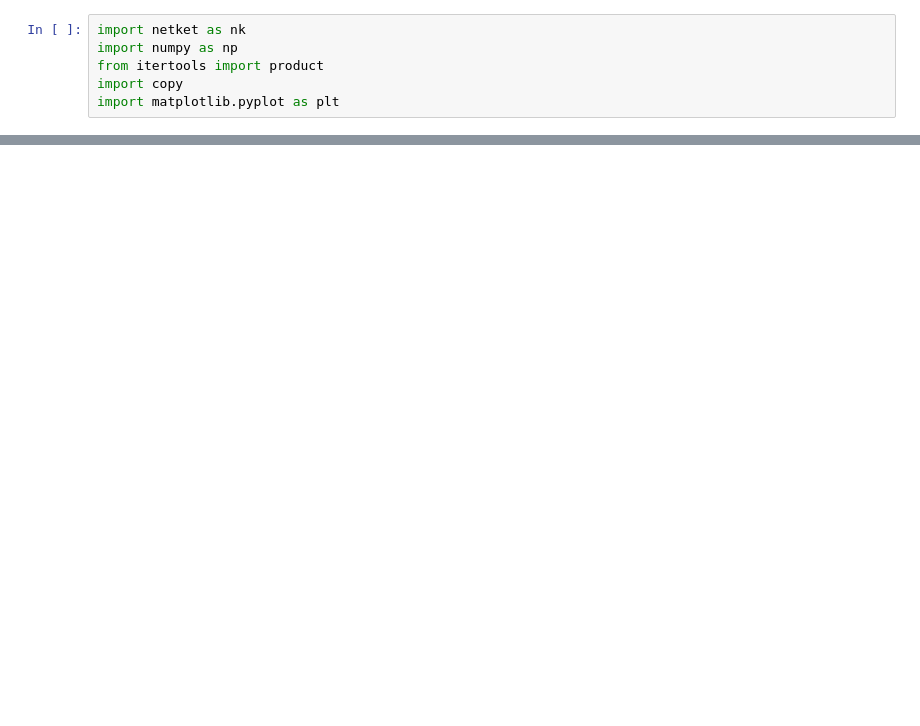
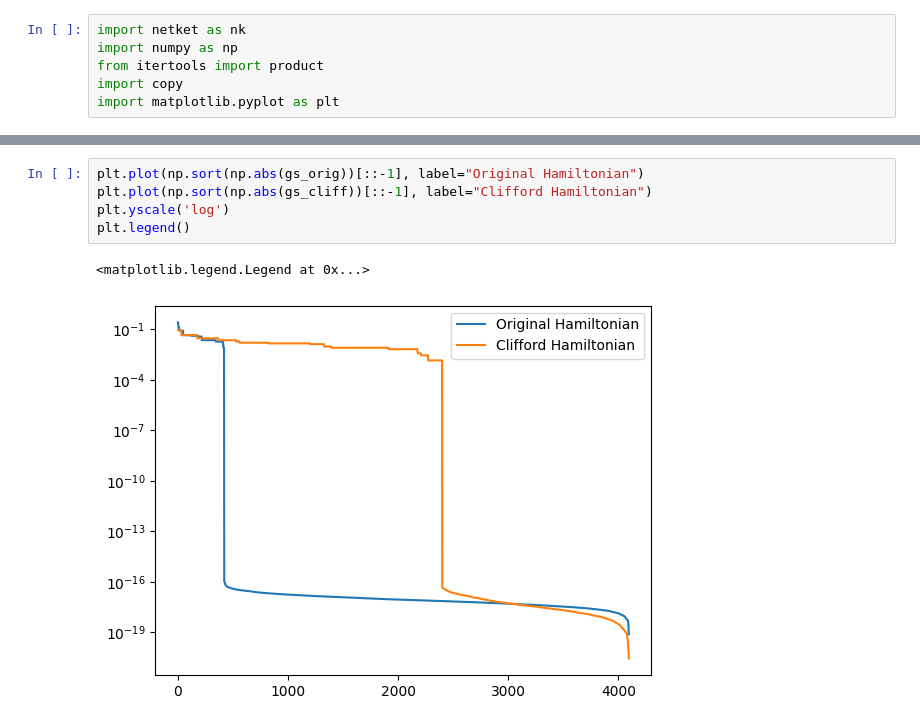
Before and after one commit to NilsNiggemann/DataMiningRBMs, a Jupyter notebook: Netket/CLANQS/test_Hamiltonians.ipynb, the cells around one changed output, grey strips where cells are left out. Drawn from its saved outputs; the diff is of its cells as text; blank space fills up the shorter version.

```diff
--- a/Netket/CLANQS/test_Hamiltonians.ipynb
+++ b/Netket/CLANQS/test_Hamiltonians.ipynb
@@ -455,0 +560,8 @@ Final errors:
+# %%
+plt.plot(np.sort(np.abs(gs_orig))[::-1], label="Original Hamiltonian")
+plt.plot(np.sort(np.abs(gs_cliff))[::-1], label="Clifford Hamiltonian")
+plt.yscale('log')
+plt.legend()
+# %% [output]
+<matplotlib.legend.Legend at 0x...>
+[figure, added]
```
Also changed, not shown: parts of 15 cells of this notebook, 9 other files.
